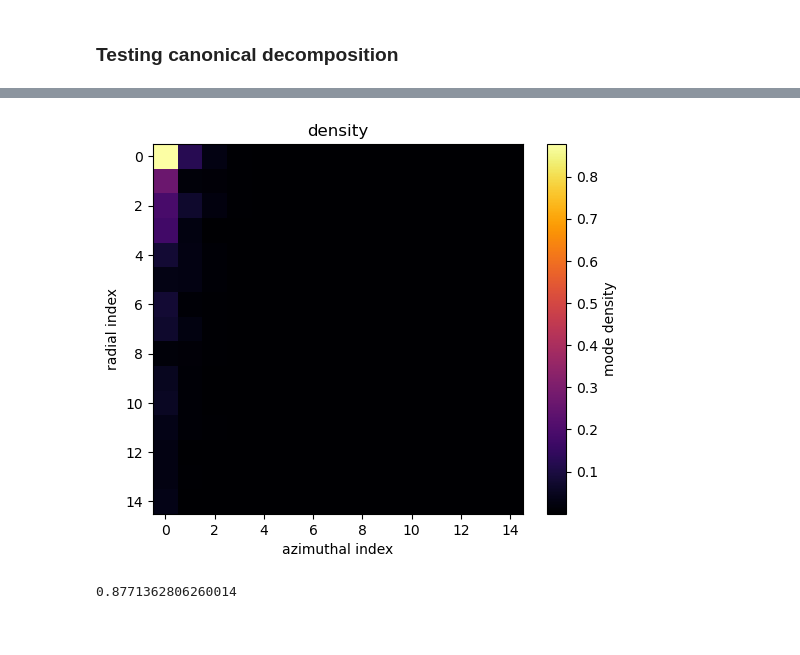
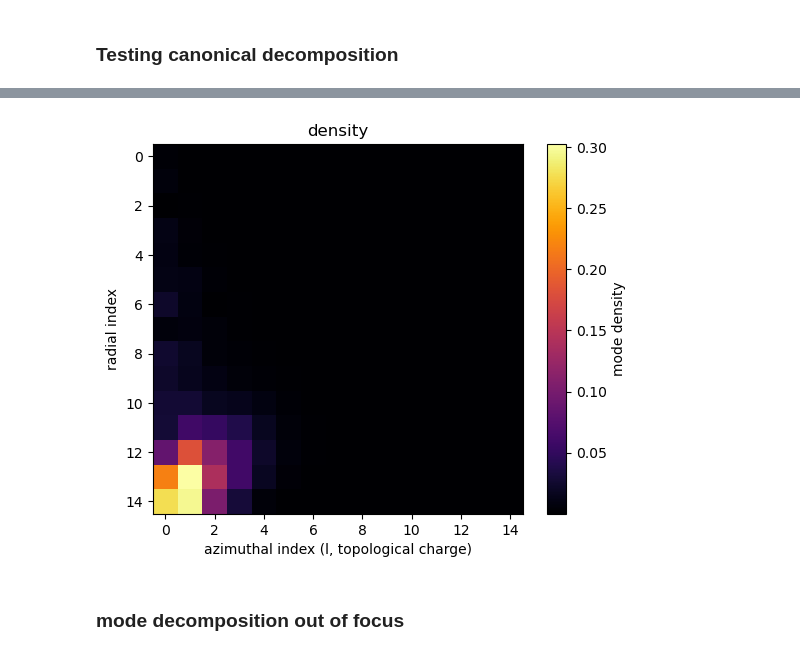
Before and after one commit to ALS-X-Ray-optics/aiw-notebooks, a Jupyter notebook: 46_undulator_mode_decomposition.ipynb, the cells around one changed output, grey strips where cells are left out. Cells and saved outputs as stored; diff of their text form; code cells hidden in the pictures.

```diff
--- a/46_undulator_mode_decomposition.ipynb
+++ b/46_undulator_mode_decomposition.ipynb
@@ -290,10 +332,0 @@ plt.colorbar(label='density')
-# %%
-E_0m_norm = E_0m/np.sqrt(np.sum(np.abs(E_0m*np.conjugate(E_0m))))
-
-decompositions = np.zeros(M*N)
-for i in np.arange(M*N):
-    decomposition = np.abs(np.sum(E_0m_norm*np.conjugate(LG_modes[i])))
-    decompositions[i] = decomposition
-
-plt.plot(decompositions)
-plt.show()
@@ -396,7 +401,7 @@ sigma_x_rms_m
 import numpy as np
 from scipy.io import loadmat
 import matplotlib.pyplot as plt
-filename = '/Users/awojdyla/Downloads/tender/tender_10m_k=2.0_E=2000ev.mat'
+filename = '/Users/awojdyla/Downloads/tender/tender_10m_k=2.0_E=1990ev.mat'
 
 # Load the MATLAB file
 data = loadmat(filename)
@@ -426,11 +431,10 @@ w0 = 2.3545824972439427e-05
 
 E_0m_norm = E_0m/np.sqrt(np.sum(np.abs(E_0m*np.conjugate(E_0m))))
 
-LG_modes = ()
+M = 10
+N = 10
 indices = ()
 decompositions = np.zeros((M,N))
-M = 5
-N = 5
 for i in np.arange(M):
     for j in np.arange(N):
         indices += ((i,j),)
@@ -439,10 +443,31 @@ for i in np.arange(M):
         decomposition = np.abs(np.sum(E_0m_norm*np.conjugate(LG_mode)))
         decompositions[i,j] = decomposition
 
+plt.figure(figsize=(16, 6))
+
+# Plot 1: Phase Distribution
+plt.subplot(1, 2, 1)
+plt.imshow(np.abs(E_0m)**2, extent=(x_m[0]*1e6, x_m[-1]*1e6, y_m[0]*1e6, y_m[-1]*1e6), cmap='inferno')
+plt.colorbar(label='Intensity')
+plt.xlim((-100, 100))
+plt.ylim((-100, 100))
+
+plt.title('Intensity Distribution of the Loaded Data')
+plt.xlabel('x [μm]')
+plt.ylabel('y [μm]')
+
+# Plot 2: Intensity Distribution
+plt.subplot(1, 2, 2)
 plt.imshow(decompositions, cmap='inferno')
 plt.colorbar(label='mode density')
 plt.xlabel('azimuthal index')
 plt.ylabel('radial index')
 plt.title('mode density')
+
+plt.tight_layout()
 plt.show()
+
+
+
+plt.show()
 # %% [output]
@@ -495,16 +520,14 @@ def undulator_decompose(filename,w0=2.3545824972439427e-05):
 
     return decompositions
 # %%
-decompositions = undulator_decompose('/Users/awojdyla/Downloads/tender/tender_10m_k=2.0_E=2000ev.mat',w0=23.5e-06)
+decompositions = undulator_decompose('/Users/awojdyla/Downloads/tender/tender_10m_k=2.0_E=1980ev.mat',w0=23.5e-06)
 plt.imshow(decompositions, cmap='inferno')
 plt.colorbar(label='mode density')
-plt.xlabel('azimuthal index')
+plt.xlabel('azimuthal index (l, topological charge)')
 plt.ylabel('radial index')
 plt.title('density')
 plt.show()
 # %% [output]
-[figure, old version]
+[figure, new version]
-# %%
-decompositions[0,0]
-# %% [output]
-0.8771362806260014
+# %% [markdown]
+### mode decomposition out of focus
```
Also changed, not shown: parts of 37 cells of this notebook.
